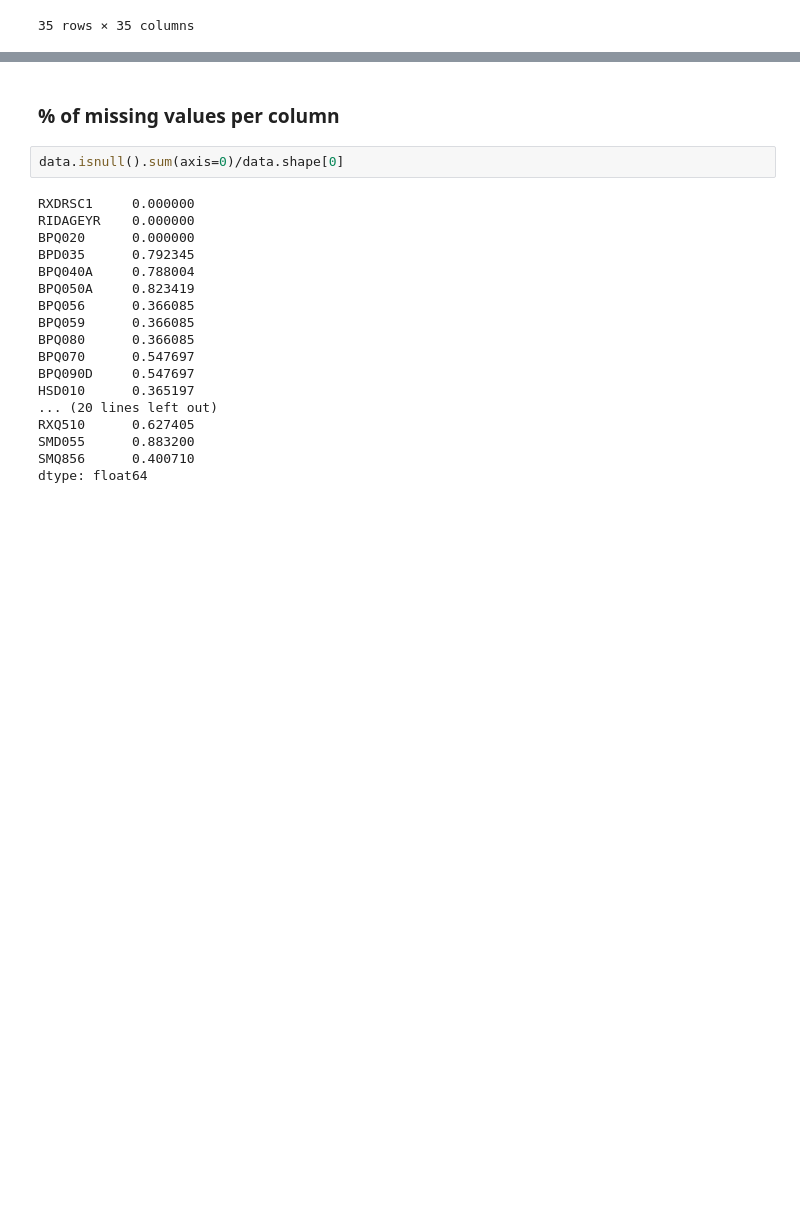
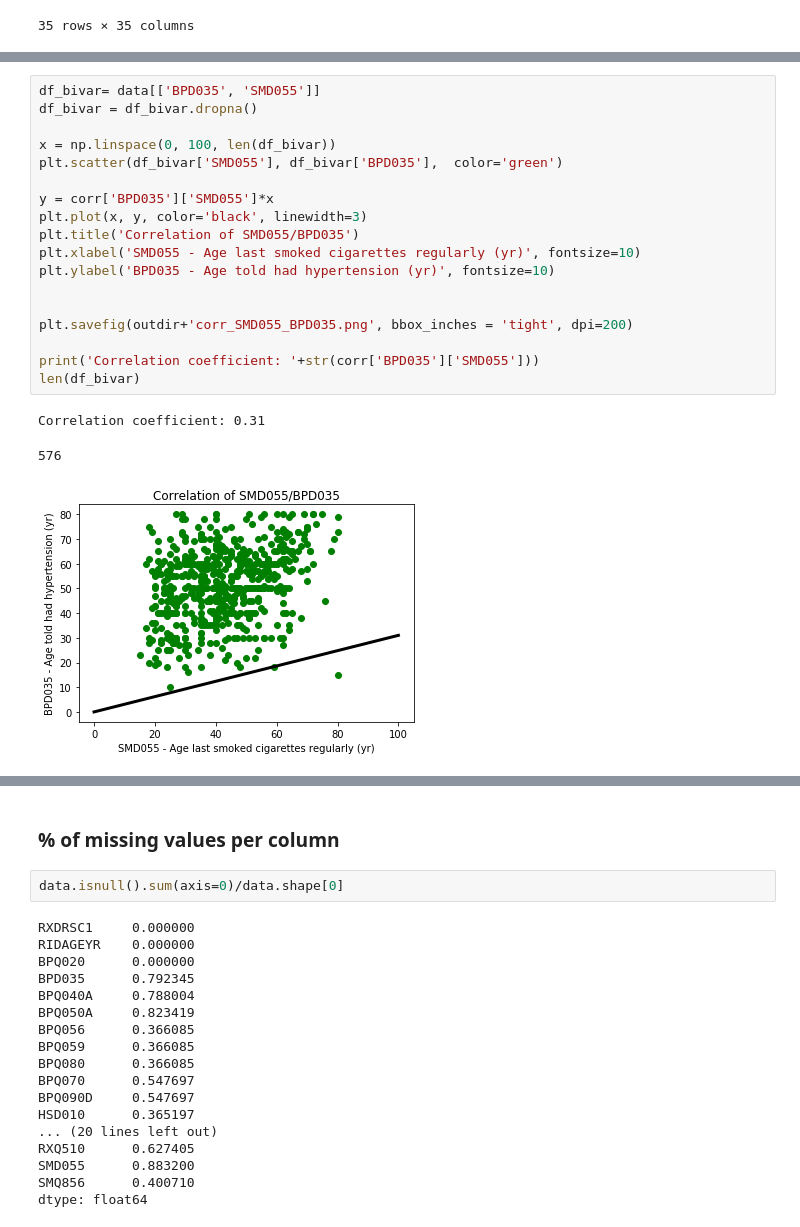
Before and after one commit to jleblond/NHANES_data_analytics, a Jupyter notebook: project_report_part2.ipynb, the cells around one changed output, grey strips where cells are left out. Saved outputs shown, nothing was run; the diff lists cells and outputs as text; blank space fills up the shorter version.

```diff
--- a/project_report_part2.ipynb
+++ b/project_report_part2.ipynb
@@ -199,0 +199,22 @@ plt.savefig(outdir+'corr_with_hypertension.png', bbox_inches = 'tight', dpi=300)
+# %%
+df_bivar= data[['BPD035', 'SMD055']]
+df_bivar = df_bivar.dropna()
+
+x = np.linspace(0, 100, len(df_bivar))
+plt.scatter(df_bivar['SMD055'], df_bivar['BPD035'],  color='green')
+
+y = corr['BPD035']['SMD055']*x
+plt.plot(x, y, color='black', linewidth=3)
+plt.title('Correlation of SMD055/BPD035')
+plt.xlabel('SMD055 - Age last smoked cigarettes regularly (yr)', fontsize=10)
+plt.ylabel('BPD035 - Age told had hypertension (yr)', fontsize=10)
+
+
+plt.savefig(outdir+'corr_SMD055_BPD035.png', bbox_inches = 'tight', dpi=200)
+
+print('Correlation coefficient: '+str(corr['BPD035']['SMD055']))
+len(df_bivar)
+# %% [output]
+Correlation coefficient: 0.31
+576
+[figure, added]
```
Also changed, not shown: parts of 32 cells of this notebook, 8 other files.
